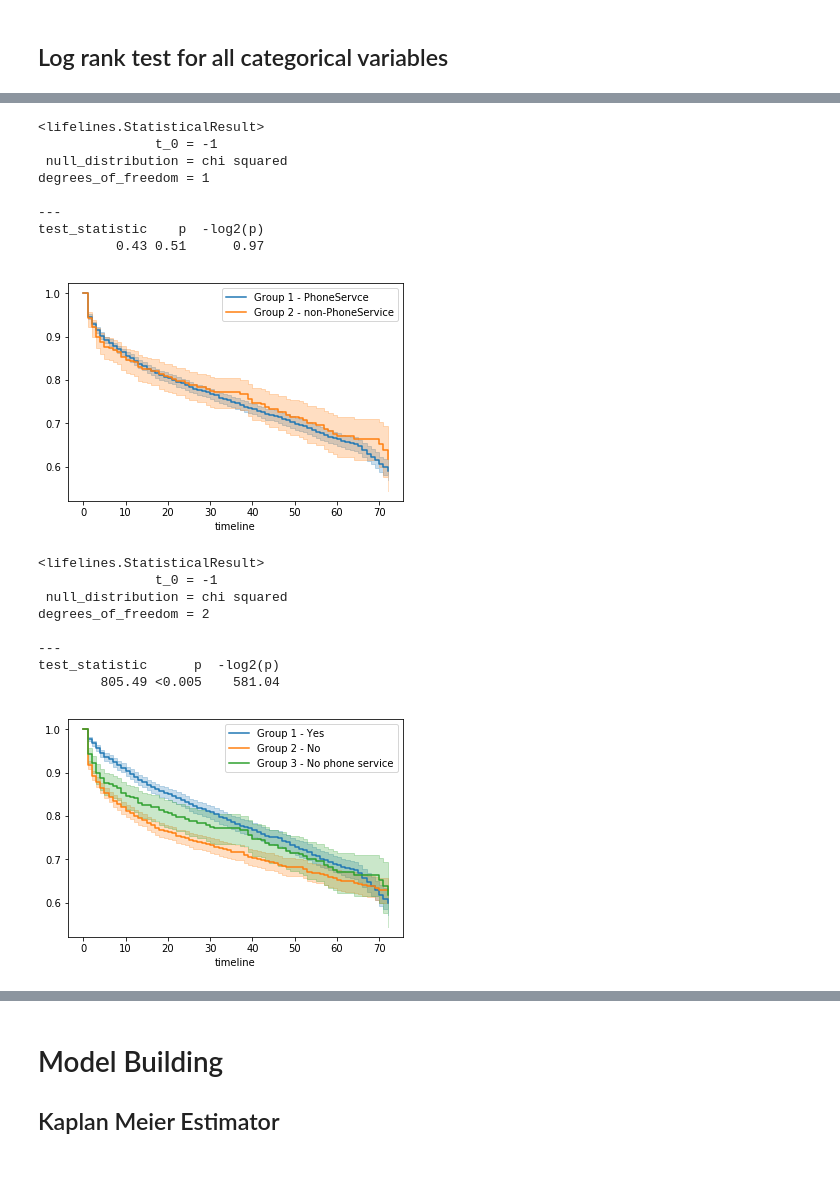
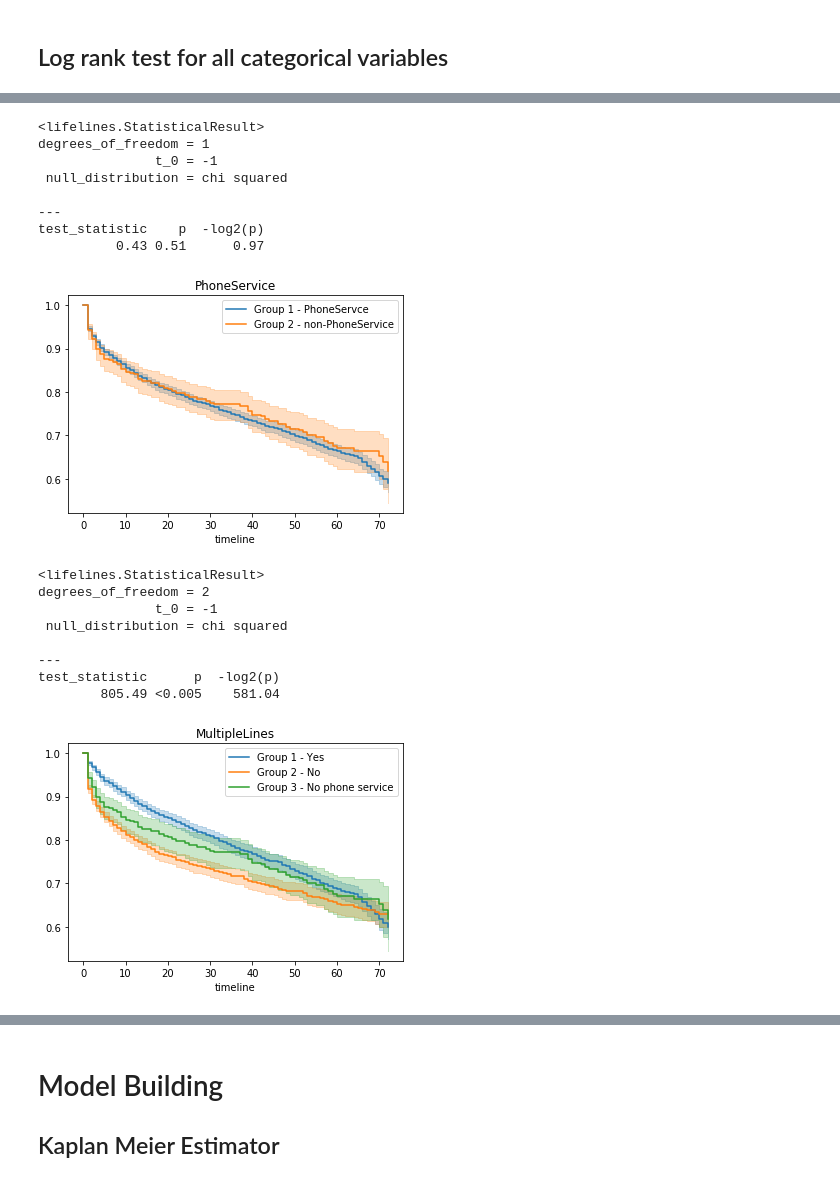
Before and after one commit to Steve-Yinjing-Song/survival_analysis, a Jupyter notebook: Capstone Project 1.ipynb, the cells around one changed output, grey strips where cells are left out. Cells and saved outputs as stored; diff of their text form; code cells hidden in the pictures.

```diff
--- a/Capstone Project 1.ipynb
+++ b/Capstone Project 1.ipynb
@@ -595,30 +607,31 @@ test_statistic      p  -log2(p)
 # %%
 # PhoneService
 group1 = df[df['PhoneService'] == 'Yes']
 group2 = df[df['PhoneService'] == 'No']
 T = group1['tenure']
 E = np.where(group1['Churn'] == 'Yes',1,0)
 T1 = group2['tenure']
 E1 = np.where(group2['Churn'] == 'Yes',1,0)
 
 kmf = KaplanMeierFitter()
 
 ax = plt.subplot(111)
 ax = kmf.fit(T, E, label="Group 1 - PhoneServce").plot(ax=ax)
 ax = kmf.fit(T1, E1, label="Group 2 - non-PhoneService").plot(ax=ax)
+ax.set_title('PhoneService')
 
 results=logrank_test(T,T1,event_observed_A=E, event_observed_B=E1)
 results.print_summary()
 # %% [output]
 <lifelines.StatisticalResult>
+degrees_of_freedom = 1
                t_0 = -1
  null_distribution = chi squared
-degrees_of_freedom = 1
 
 ---
 test_statistic    p  -log2(p)
           0.43 0.51      0.97
-[figure, old version]
+[figure, new version]
 # %%
 #MultipleLines
 
@@ -640,6 +653,7 @@ ax = plt.subplot(111)
 ax = kmf.fit(T, E, label="Group 1 - Yes").plot(ax=ax)
 ax = kmf.fit(T1, E1, label="Group 2 - No").plot(ax=ax)
 ax = kmf.fit(T2, E2, label="Group 3 - No phone service").plot(ax=ax)
+ax.set_title('MultipleLines')
 
 result = multivariate_logrank_test(df['tenure'], df['MultipleLines'], df['Churn'])
 result.test_statistic
@@ -649,14 +663,14 @@ result.print_summary()
 #results.print_summary()
 # %% [output]
 <lifelines.StatisticalResult>
+degrees_of_freedom = 2
                t_0 = -1
  null_distribution = chi squared
-degrees_of_freedom = 2
 
 ---
 test_statistic      p  -log2(p)
         805.49 <0.005    581.04
-[figure, old version]
+[figure, new version]
 # %%
 #InternetService
 
```
Also changed, not shown: parts of 97 cells of this notebook.
